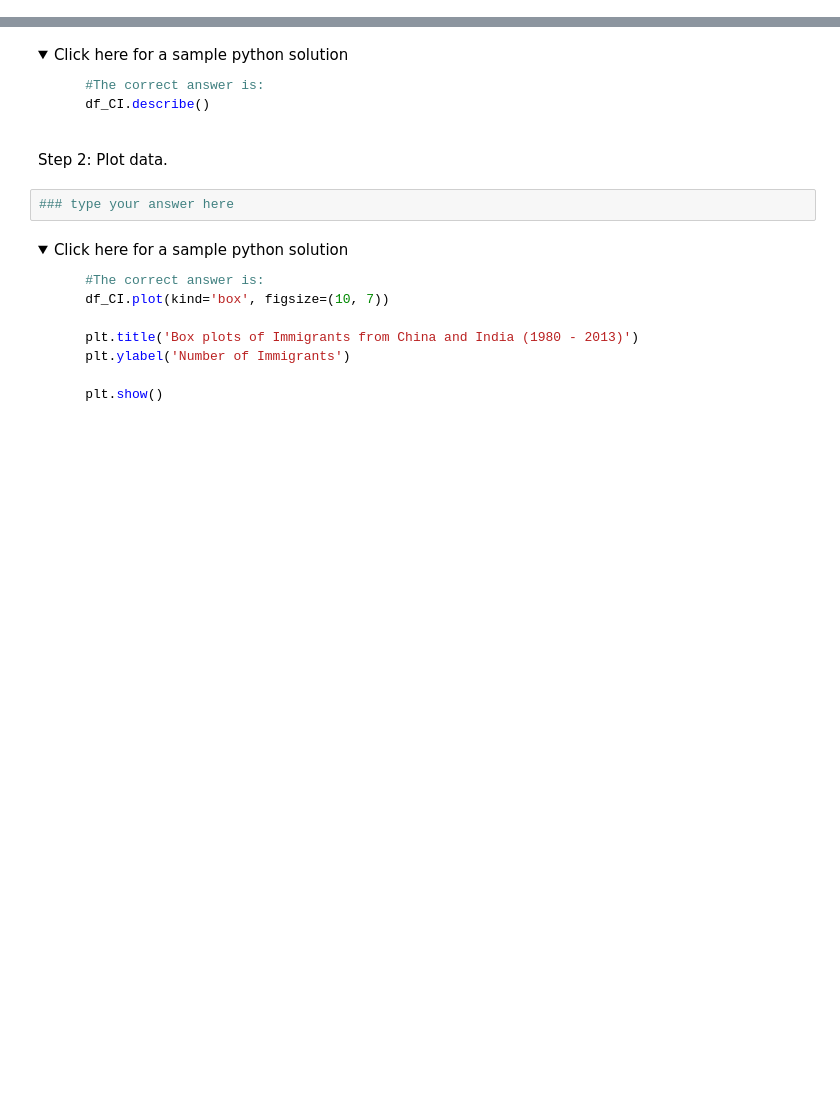
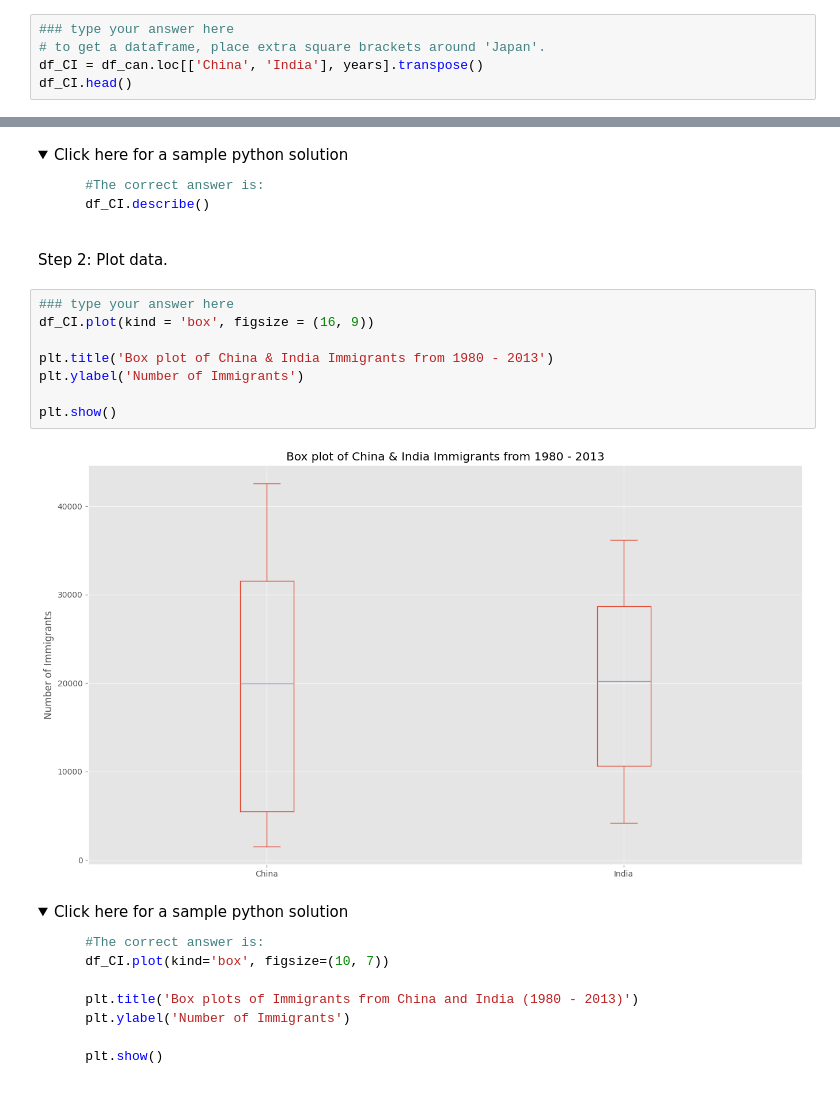
Before and after one commit to NoOne1007/Data-Visualization-with-Python, a Jupyter notebook: Exercise-Pie-Charts-Box-Plots-Scatter-Plots-and-Bubble-Plots.ipynb, the cells around one changed output, grey strips where cells are left out. Cells and saved outputs as stored; diff of their text form; folded sections open; blank space fills up the shorter version.

```diff
--- a/Exercise-Pie-Charts-Box-Plots-Scatter-Plots-and-Bubble-Plots.ipynb
+++ b/Exercise-Pie-Charts-Box-Plots-Scatter-Plots-and-Bubble-Plots.ipynb
@@ -317,0 +339,5 @@ Step 1: Get the dataset for China and India and call the dataframe **df_CI**.
+# %%
+### type your answer here
+# to get a dataframe, place extra square brackets around 'Japan'.
+df_CI = df_can.loc[['China', 'India'], years].transpose()
+df_CI.head()
@@ -340,8 +384,16 @@ Let's view the percentiles associated with both countries using the `describe()`
 </details>
 # %% [markdown]
 Step 2: Plot data.
-# %%
-### type your answer here
+# %%
+### type your answer here
+df_CI.plot(kind = 'box', figsize = (16, 9))
+
+plt.title('Box plot of China & India Immigrants from 1980 - 2013')
+plt.ylabel('Number of Immigrants')
+
+plt.show()
+# %% [output]
+[figure, added]
 # %% [markdown]
 <details><summary>Click here for a sample python solution</summary>
 
```
Also changed, not shown: parts of 8 cells of this notebook.
